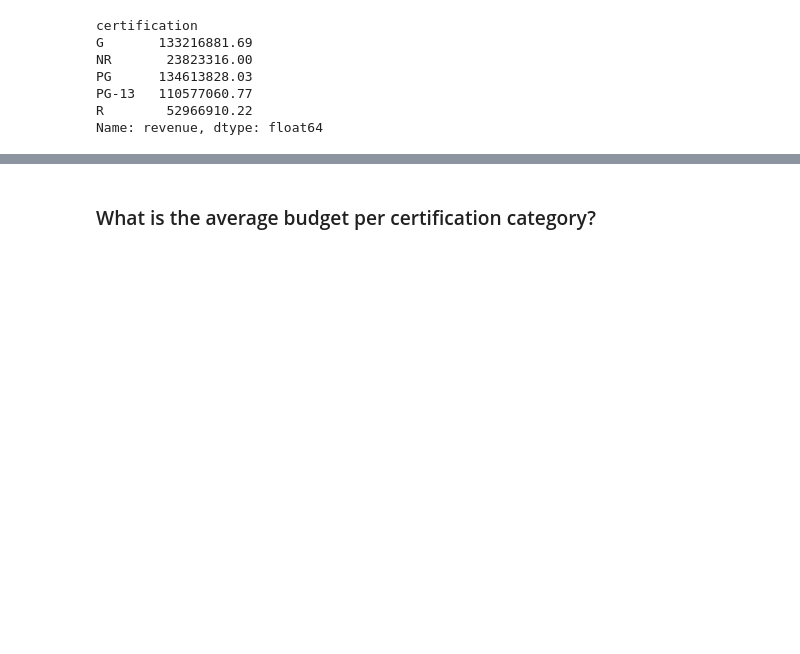
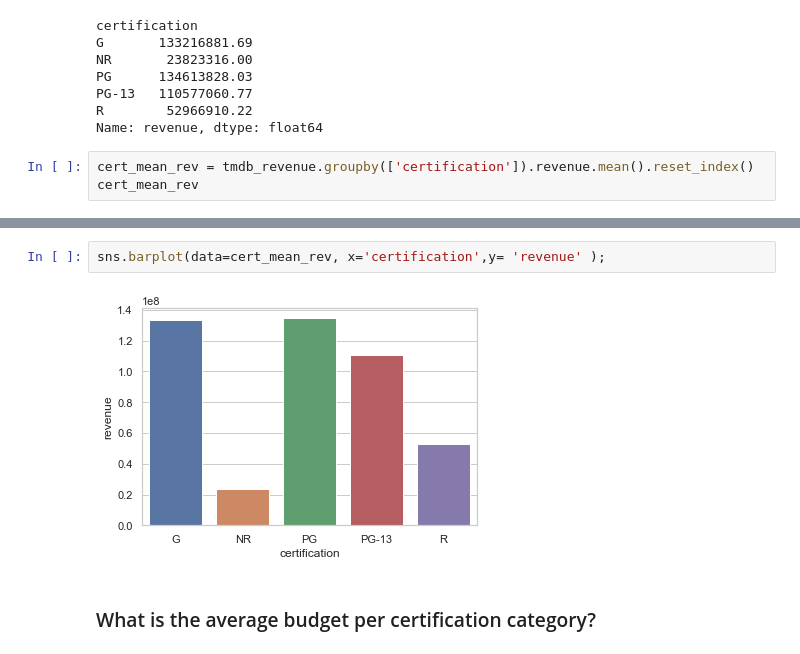
Before and after one commit to edfakie2/DOJO-PRODJECT-3, a Jupyter notebook: Prodject 3 .ipynb, the cells around one changed output, grey strips where cells are left out. Saved outputs shown, nothing was run; the diff lists cells and outputs as text; blank space fills up the shorter version.

```diff
--- a/Prodject 3 .ipynb
+++ b/Prodject 3 .ipynb
@@ -485,3 +506,6 @@ PG      134613828.03
 PG-13   110577060.77
 R        52966910.22
 Name: revenue, dtype: float64
+# %%
+cert_mean_rev = tmdb_revenue.groupby(['certification']).revenue.mean().reset_index()
+cert_mean_rev
@@ -488,3 +519,7 @@ Name: revenue, dtype: float64
+# %%
+sns.barplot(data=cert_mean_rev, x='certification',y= 'revenue' );
+# %% [output]
+[figure, added]
 # %% [markdown]
 ### What is the average budget per certification category?
 # %%
```
Also changed, not shown: parts of 28 cells of this notebook, 3 other files.
